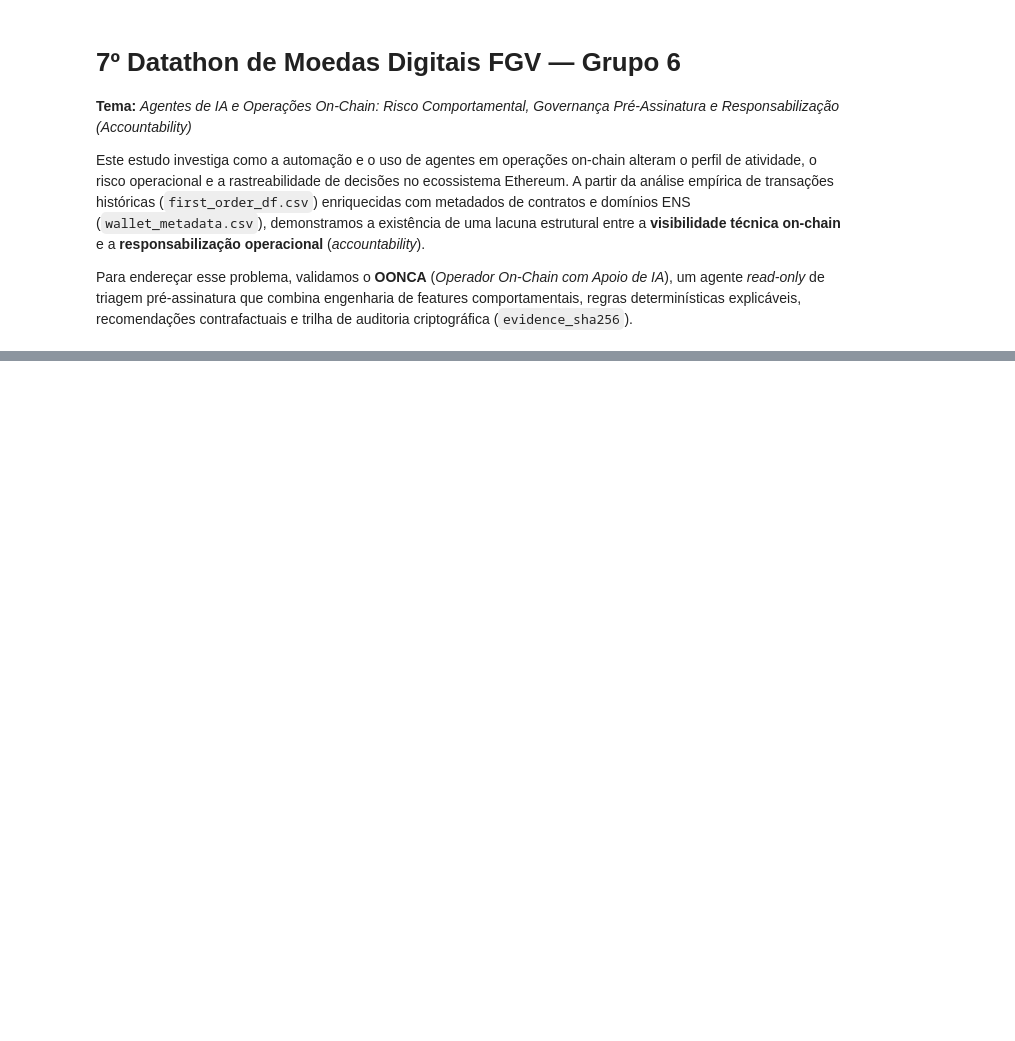
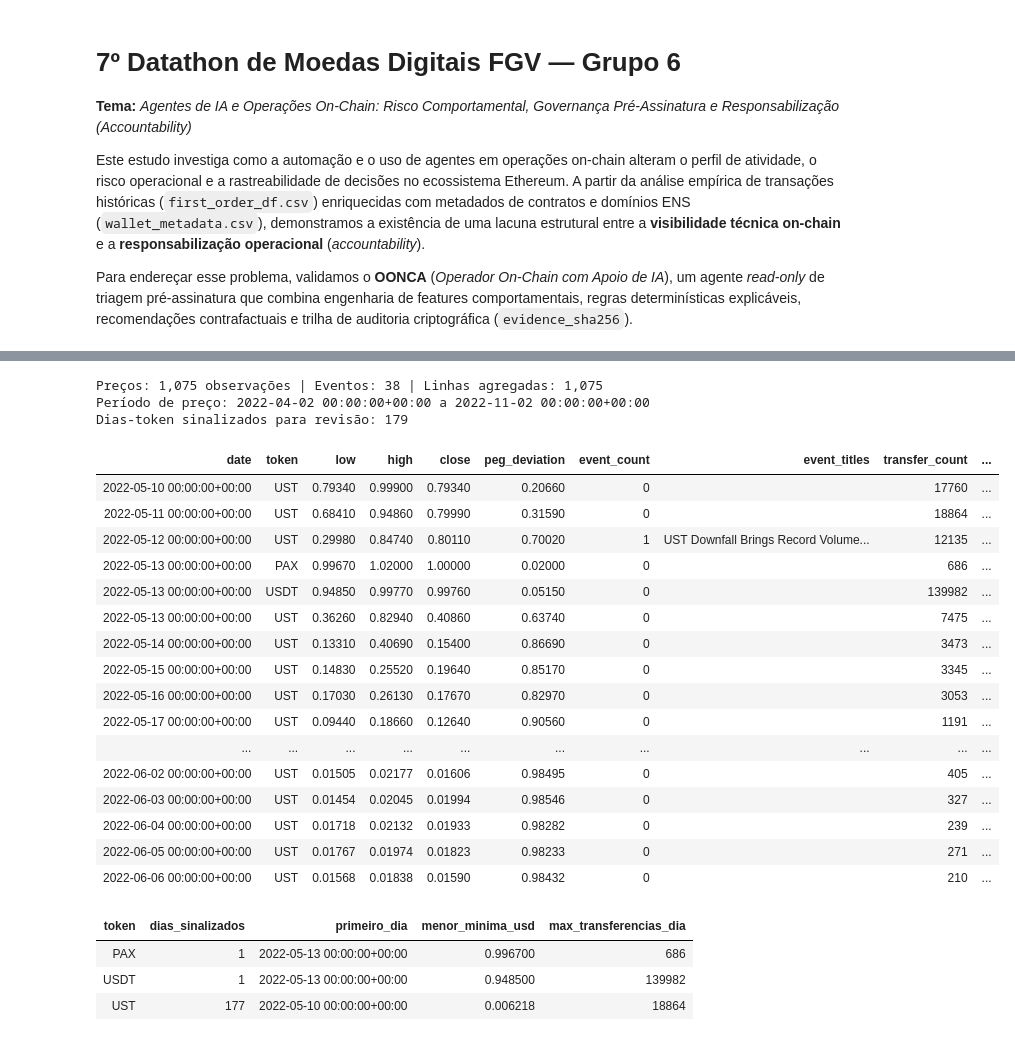
Before and after one commit to gustavofelicidade/moedas-digitais-g6, a Jupyter notebook: notebooks/entregavel_datathon_fgv.ipynb, the cells around one changed output, grey strips where cells are left out. Cells and saved outputs as stored; diff of their text form; code cells hidden in the pictures; blank space fills up the shorter version.

```diff
--- a/notebooks/entregavel_datathon_fgv.ipynb
+++ b/notebooks/entregavel_datathon_fgv.ipynb
@@ -643,0 +545,70 @@ Sinais de Automação Detectados: {'flagged': True, 'signals': ['Alta cadência
+# %%
+from app.ingestion.stablecoin import aggregate_daily_transfers, read_market_context
+from app.features.stablecoin import build_peg_monitor
+
+SNAP_FULL_DIR = ROOT / "data" / "ERC20-stablecoins"
+SNAP_SAMPLE_DIR = ROOT / "samples" / "stablecoin"
+SNAP_DIR = SNAP_FULL_DIR if SNAP_FULL_DIR.is_dir() else SNAP_SAMPLE_DIR
+SNAP_DAILY_PATH = SNAP_DIR / ("derived/token_daily_metrics_V3.csv" if SNAP_DIR == SNAP_FULL_DIR else "token_daily_metrics_V3.csv")
+SNAP_V3_PATH = SNAP_DIR / "token_transfers_V3.0.0.csv"
+
+if not (SNAP_DIR / "price_data.zip").is_file() or not (SNAP_DIR / "event_data.csv").is_file():
+    raise FileNotFoundError("SNAP não encontrado em data/ nem em samples/; consulte o README.")
+
+snap_prices, snap_events = read_market_context(SNAP_DIR)
+if SNAP_DAILY_PATH.is_file():
+    snap_daily_transfers = pd.read_csv(SNAP_DAILY_PATH, parse_dates=["date"])
+else:
+    print("Agregando V3 em streaming; o arquivo contém vários GB e esta etapa pode demorar.")
+    snap_daily_transfers = aggregate_daily_transfers(SNAP_V3_PATH)
+    SNAP_DAILY_PATH.parent.mkdir(parents=True, exist_ok=True)
+    snap_daily_transfers.to_csv(SNAP_DAILY_PATH, index=False)
+    snap_daily_transfers["date"] = pd.to_datetime(snap_daily_transfers["date"], utc=True)
+
+snap_monitor = build_peg_monitor(snap_prices, snap_events, snap_daily_transfers, deviation_threshold=0.02)
+print(f"Preços: {len(snap_prices):,} observações | Eventos: {len(snap_events):,} | Linhas agregadas: {len(snap_daily_transfers):,}")
+print(f"Período de preço: {snap_prices['date'].min()} a {snap_prices['date'].max()}")
+print(f"Dias-token sinalizados para revisão: {int(snap_monitor['peg_alert'].sum()):,}")
+display(
+    snap_monitor.loc[snap_monitor["peg_alert"], [
+        "date", "token", "low", "high", "close", "peg_deviation", "event_count",
+        "event_titles", "transfer_count", "transfer_amount"
+    ]].sort_values(["date", "token"]).head(30)
+)
+
+alert_summary = (
+    snap_monitor.loc[snap_monitor["peg_alert"]]
+    .groupby("token", as_index=False)
+    .agg(
+        dias_sinalizados=("date", "nunique"),
+        primeiro_dia=("date", "min"),
+        menor_minima_usd=("low", "min"),
+        max_transferencias_dia=("transfer_count", "max"),
+    )
+)
+display(alert_summary)
+# %% [output]
+Preços: 1,075 observações | Eventos: 38 | Linhas agregadas: 1,075
+Período de preço: 2022-04-02 00:00:00+00:00 a 2022-11-02 00:00:00+00:00
+Dias-token sinalizados para revisão: 179
+| date | token | low | high | close | peg_deviation | event_count | event_titles | transfer_count | ... |
+| 2022-05-10 00:00:00+00:00 | UST | 0.79340 | 0.99900 | 0.79340 | 0.20660 | 0 |  | 17760 | ... |
+| 2022-05-11 00:00:00+00:00 | UST | 0.68410 | 0.94860 | 0.79990 | 0.31590 | 0 |  | 18864 | ... |
+| 2022-05-12 00:00:00+00:00 | UST | 0.29980 | 0.84740 | 0.80110 | 0.70020 | 1 | UST Downfall Brings Record Volume... | 12135 | ... |
+| 2022-05-13 00:00:00+00:00 | PAX | 0.99670 | 1.02000 | 1.00000 | 0.02000 | 0 |  | 686 | ... |
+| 2022-05-13 00:00:00+00:00 | USDT | 0.94850 | 0.99770 | 0.99760 | 0.05150 | 0 |  | 139982 | ... |
+| 2022-05-13 00:00:00+00:00 | UST | 0.36260 | 0.82940 | 0.40860 | 0.63740 | 0 |  | 7475 | ... |
+| 2022-05-14 00:00:00+00:00 | UST | 0.13310 | 0.40690 | 0.15400 | 0.86690 | 0 |  | 3473 | ... |
+| 2022-05-15 00:00:00+00:00 | UST | 0.14830 | 0.25520 | 0.19640 | 0.85170 | 0 |  | 3345 | ... |
+| 2022-05-16 00:00:00+00:00 | UST | 0.17030 | 0.26130 | 0.17670 | 0.82970 | 0 |  | 3053 | ... |
+| 2022-05-17 00:00:00+00:00 | UST | 0.09440 | 0.18660 | 0.12640 | 0.90560 | 0 |  | 1191 | ... |
+| ... | ... | ... | ... | ... | ... | ... | ... | ... | ... |
+| 2022-06-02 00:00:00+00:00 | UST | 0.01505 | 0.02177 | 0.01606 | 0.98495 | 0 |  | 405 | ... |
+| 2022-06-03 00:00:00+00:00 | UST | 0.01454 | 0.02045 | 0.01994 | 0.98546 | 0 |  | 327 | ... |
+| 2022-06-04 00:00:00+00:00 | UST | 0.01718 | 0.02132 | 0.01933 | 0.98282 | 0 |  | 239 | ... |
+| 2022-06-05 00:00:00+00:00 | UST | 0.01767 | 0.01974 | 0.01823 | 0.98233 | 0 |  | 271 | ... |
+| 2022-06-06 00:00:00+00:00 | UST | 0.01568 | 0.01838 | 0.01590 | 0.98432 | 0 |  | 210 | ... |
+| token | dias_sinalizados | primeiro_dia | menor_minima_usd | max_transferencias_dia |
+| PAX | 1 | 2022-05-13 00:00:00+00:00 | 0.996700 | 686 |
+| USDT | 1 | 2022-05-13 00:00:00+00:00 | 0.948500 | 139982 |
+| UST | 177 | 2022-05-10 00:00:00+00:00 | 0.006218 | 18864 |
```
Also changed, not shown: parts of 20 cells of this notebook, 15 other files.
